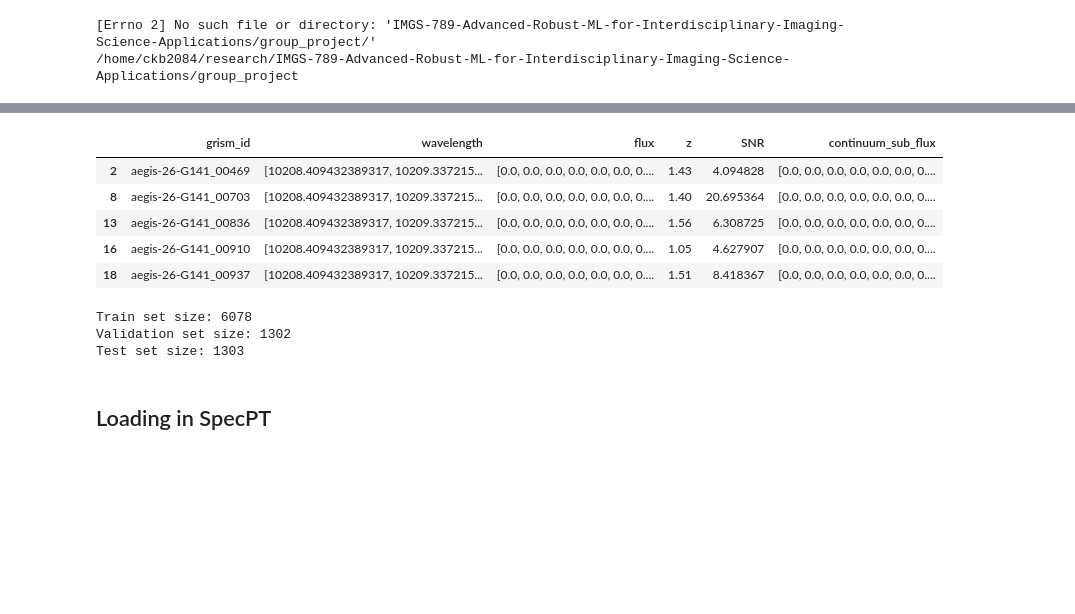
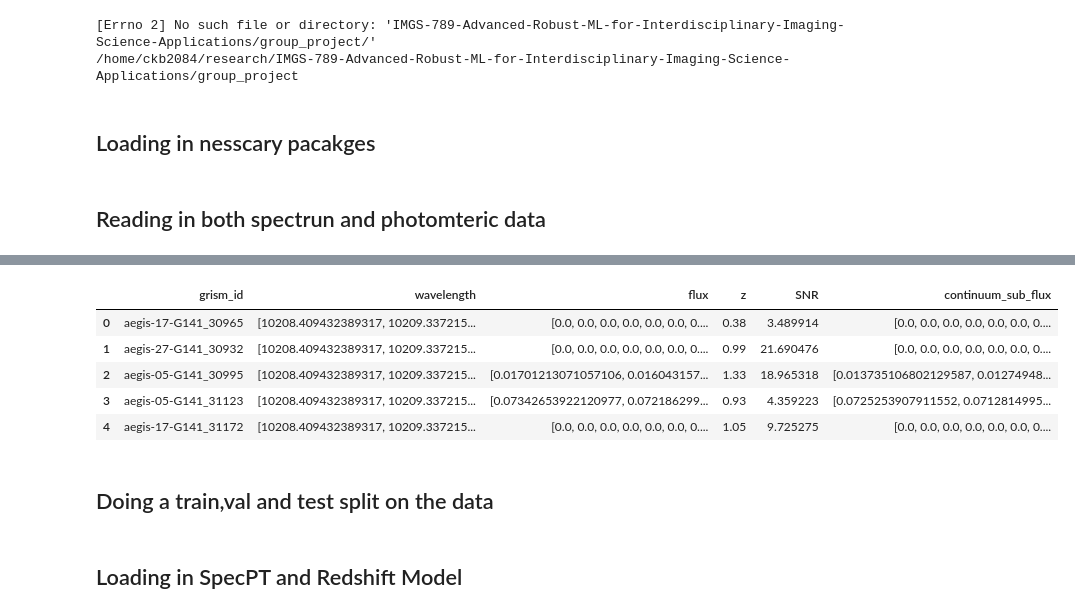
Before and after one commit to CliveKBinu/IMGS-789-Advanced-Robust-ML-for-Interdisciplinary-Imaging-Science-Applications, a Jupyter notebook: group_project/Grad-Cam.ipynb, the cells around one changed output, grey strips where cells are left out. Cells and saved outputs as stored; diff of their text form; code cells hidden in the pictures; blank space fills up the shorter version.

```diff
--- a/group_project/Grad-Cam.ipynb
+++ b/group_project/Grad-Cam.ipynb
@@ -3,6 +3,8 @@ cd IMGS-789-Advanced-Robust-ML-for-Interdisciplinary-Imaging-Science-Application
 # %% [output]
 [Errno 2] No such file or directory: 'IMGS-789-Advanced-Robust-ML-for-Interdisciplinary-Imaging-Science-Applications/group_project/'
 /home/ckb2084/research/IMGS-789-Advanced-Robust-ML-for-Interdisciplinary-Imaging-Science-Applications/group_project
+# %% [markdown]
+## Loading in nesscary pacakges
 # %%
 # Neccesary imports
 import torch
@@ -36,6 +38,8 @@ from sklearn.model_selection import train_test_split
 # import plotly.graph_objects as go
 # from plotly.subplots import make_subplots
 # from scipy.stats import gaussian_kde
+# %% [markdown]
+## Reading in both spectrun and photomteric data
 # %%
 %%time
 # Import all the data
@@ -50,8 +54,8 @@ id = [int(i) for i in data_sed_chi_l5['id']]
 # pulling only datapoints with a SNR at or above 2.5 and a redshift below 1.7
 data = data[data['SNR']>=2.5]
 data_subset = data[data['z']<1.7]
-# data_subset = data_subset.iloc[id]
-# data_subset.reset_index(drop=True, inplace=True)
+data_subset = data_subset.iloc[id]
+data_subset.reset_index(drop=True, inplace=True)
 
 data_subset.head()
 # %% [output]
@@ -60,21 +64,8 @@ Wall time: 2.83 s
 |  | grism_id | wavelength | flux | z | SNR | continuum_sub_flux |
-| 2 | aegis-26-G141_00469 | [10208.409432389317, 10209.337215... | [0.0, 0.0, 0.0, 0.0, 0.0, 0.0, 0.... | 1.43 | 4.094828 | [0.0, 0.0, 0.0, 0.0, 0.0, 0.0, 0.... |
-| 8 | aegis-26-G141_00703 | [10208.409432389317, 10209.337215... | [0.0, 0.0, 0.0, 0.0, 0.0, 0.0, 0.... | 1.40 | 20.695364 | [0.0, 0.0, 0.0, 0.0, 0.0, 0.0, 0.... |
-| 13 | aegis-26-G141_00836 | [10208.409432389317, 10209.337215... | [0.0, 0.0, 0.0, 0.0, 0.0, 0.0, 0.... | 1.56 | 6.308725 | [0.0, 0.0, 0.0, 0.0, 0.0, 0.0, 0.... |
-| 16 | aegis-26-G141_00910 | [10208.409432389317, 10209.337215... | [0.0, 0.0, 0.0, 0.0, 0.0, 0.0, 0.... | 1.05 | 4.627907 | [0.0, 0.0, 0.0, 0.0, 0.0, 0.0, 0.... |
-| 18 | aegis-26-G141_00937 | [10208.409432389317, 10209.337215... | [0.0, 0.0, 0.0, 0.0, 0.0, 0.0, 0.... | 1.51 | 8.418367 | [0.0, 0.0, 0.0, 0.0, 0.0, 0.0, 0.... |
+| 0 | aegis-17-G141_30965 | [10208.409432389317, 10209.337215... | [0.0, 0.0, 0.0, 0.0, 0.0, 0.0, 0.... | 0.38 | 3.489914 | [0.0, 0.0, 0.0, 0.0, 0.0, 0.0, 0.... |
+| 1 | aegis-27-G141_30932 | [10208.409432389317, 10209.337215... | [0.0, 0.0, 0.0, 0.0, 0.0, 0.0, 0.... | 0.99 | 21.690476 | [0.0, 0.0, 0.0, 0.0, 0.0, 0.0, 0.... |
+| 2 | aegis-05-G141_30995 | [10208.409432389317, 10209.337215... | [0.01701213071057106, 0.016043157... | 1.33 | 18.965318 | [0.013735106802129587, 0.01274948... |
+| 3 | aegis-05-G141_31123 | [10208.409432389317, 10209.337215... | [0.07342653922120977, 0.072186299... | 0.93 | 4.359223 | [0.0725253907911552, 0.0712814995... |
+| 4 | aegis-17-G141_31172 | [10208.409432389317, 10209.337215... | [0.0, 0.0, 0.0, 0.0, 0.0, 0.0, 0.... | 1.05 | 9.725275 | [0.0, 0.0, 0.0, 0.0, 0.0, 0.0, 0.... |
-# %%
-# Split the data into 70% train and 30% temp_test
-train_df, temp_test_df = train_test_split(data_subset, test_size=0.3, random_state=42)
-
-# Split the temp_test into 50% test and 50% validation, which is 15% each of the original
-test_df, val_df = train_test_split(temp_test_df, test_size=0.5, random_state=42)
-
-# Print the sizes of each set
-print(f'Train set size: {len(train_df)}')
-print(f'Validation set size: {len(test_df)}')
-print(f'Test set size: {len(val_df)}')
-# %% [output]
-Train set size: 6078
-Validation set size: 1302
-Test set size: 1303
+# %% [markdown]
+## Doing a train,val and test split on the data
@@ -81,5 +89,5 @@ Test set size: 1303
 # %% [markdown]
-## Loading in SpecPT
+## Loading in SpecPT and Redshift Model
 # %%
 from SpecPT import (
     SpecPT,
```
Also changed, not shown: parts of 21 cells of this notebook, 1 other file.
